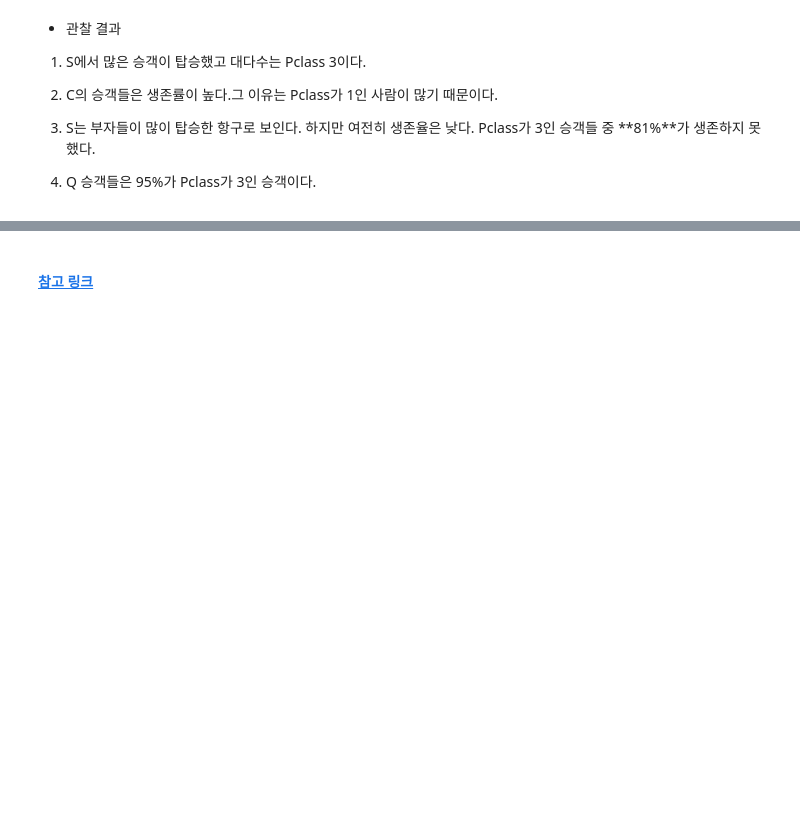
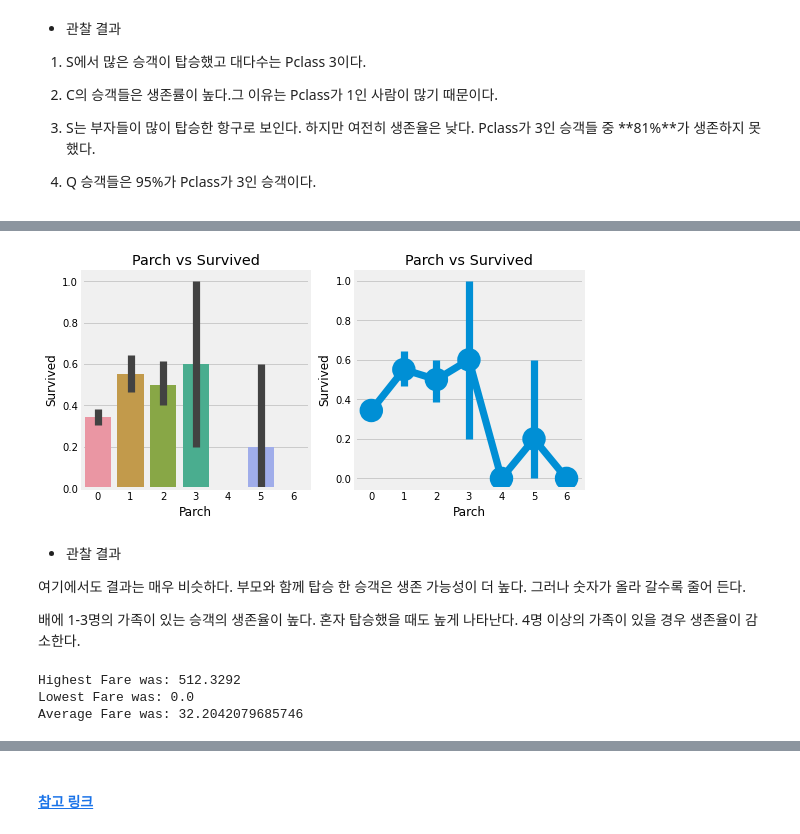
Before and after one commit to sunnight9507/Kaggle, a Jupyter notebook: Titanic/Copy_Titanic_EDA To Prediction(DieTanic).ipynb, the cells around one changed output, grey strips where cells are left out. Drawn from its saved outputs; the diff is of its cells as text; code cells hidden in the pictures; blank space fills up the shorter version.

```diff
--- a/Titanic/Copy_Titanic_EDA To Prediction(DieTanic).ipynb
+++ b/Titanic/Copy_Titanic_EDA To Prediction(DieTanic).ipynb
@@ -320,0 +402,25 @@ plt.show()
+# %%
+f, ax = make_figure(1,2)
+sns.barplot(data=data, x='Parch',y='Survived',ax=ax[0])
+ax[0].set_title('Parch vs Survived')
+sns.factorplot('Parch','Survived',data=data,ax=ax[1])
+ax[1].set_title('Parch vs Survived')
+plt.close(2)
+plt.show()
+# %% [output]
+[figure, added]
+# %% [markdown]
+- 관찰 결과
+
+여기에서도 결과는 매우 비슷하다. 부모와 함께 탑승 한 승객은 생존 가능성이 더 높다. 그러나 숫자가 올라 갈수록 줄어 든다.
+
+배에 1-3명의 가족이 있는 승객의 생존율이 높다. 혼자 탑승했을 때도 높게 나타난다.
+4명 이상의 가족이 있을 경우 생존율이 감소한다.
+# %%
+print('Highest Fare was:',data['Fare'].max())
+print('Lowest Fare was:',data['Fare'].min())
+print('Average Fare was:',data['Fare'].mean())
+# %% [output]
+Highest Fare was: 512.3292
+Lowest Fare was: 0.0
+Average Fare was: 32.2042079685746
```
Also changed, not shown: parts of 19 cells of this notebook.
